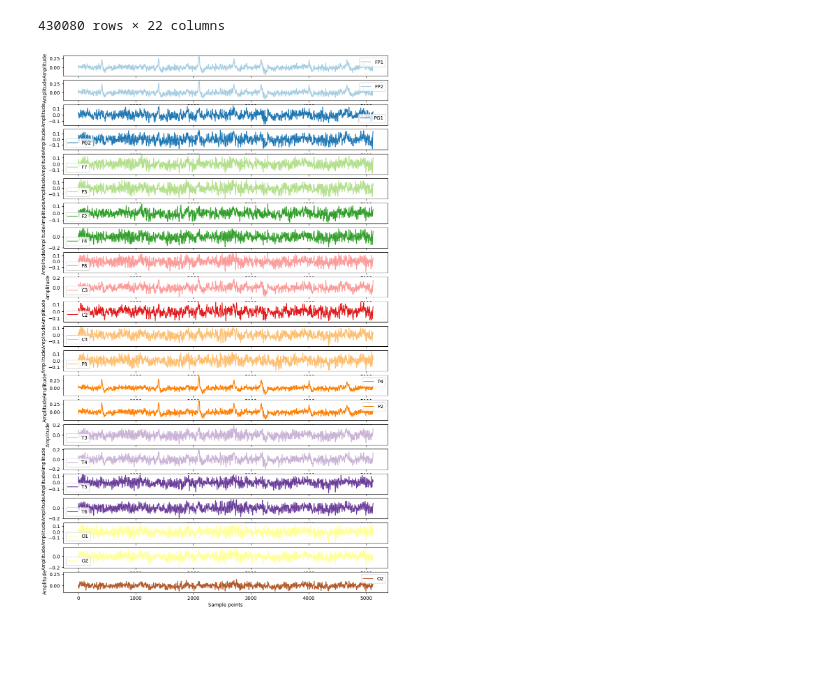
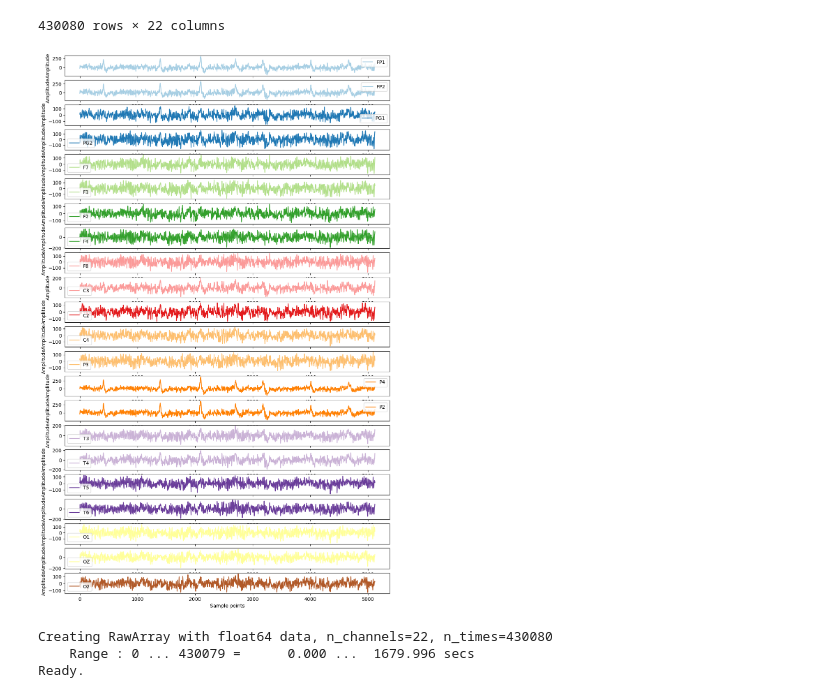
Before and after one commit to annstegaru/licenta, a Jupyter notebook: processing.ipynb, the cells around one changed output. Saved outputs shown, nothing was run; the diff lists cells and outputs as text; code cells hidden in the pictures; blank space fills up the shorter version.

```diff
--- a/processing.ipynb
+++ b/processing.ipynb
@@ -31,7 +31,8 @@ df.head()
 | 4 | 36 | 46 | 29 | 40 | 51 | 50 | 29 | 51 | 10 | 15 | ... | ... |
 5 rows × 23 columns
 # %%
-df.drop(columns='ECG')
+df = df.drop(columns='ECG')
+df
 # %% [output]
 |  | FP1 | FP2 | PG1 | PG2 | F7 | F3 | F2 | F4 | F8 | C3 | ... | ... |
 | 0 | -26 | -21 | 12 | -48 | -39 | -5 | -40 | -7 | -39 | -40 | ... | ... |
@@ -49,16 +50,33 @@ df.drop(columns='ECG')
 # %%
 fig, axes = plt.subplots(22, 1, figsize = (12,20))
 
 for i, ax in enumerate(axes.flatten()):
     y = df.iloc[0:5120,i].values
-    y = y/1000 #volt y axis
-    plt.ylim(-0.15, 0.3)
+    # y = y/1000 #volt y axis
+    # plt.ylim(-0.15, 0.3)
     ax.plot(y, color=plt.cm.Paired(i/22.), label=electrodes[i])
     axes[i].set_ylabel('Amplitude')
     # axes[i].set_label(electrodes[i])
     plt.xlabel('Sample points')
     axes[i].legend()
 
 plt.show()
 # %% [output]
-[figure, old version]
+[figure, new version]
+# %%
+import mne
+
+channel_names = ['FP1', 'FP2', 'PG1', 'PG2', 'F7', 'F3', 'F2', 'F4', 'F8', 'C3', 'C2', 'C4', 'P3', 'P4', 'P2', 'T3', 'T4', 'T5', 'T6', 'O1', 'OZ', 'O2']
+fs = 256
+ch_type = ['eeg']*22
+info = mne.create_info(channel_names, sfreq=fs, ch_types=ch_type)
+df3 = df.to_numpy()
+n_ch = df3.shape[1]
+
+df3 = np.reshape(df3, (df3.shape[0], -1))
+raw = mne.io.RawArray(df3.T, info)
+# info.set_montage("standard_1020")
+# %% [output]
+Creating RawArray with float64 data, n_channels=22, n_times=430080
+    Range : 0 ... 430079 =      0.000 ...  1679.996 secs
+Ready.
```
Also changed, not shown: parts of 16 cells of this notebook.
